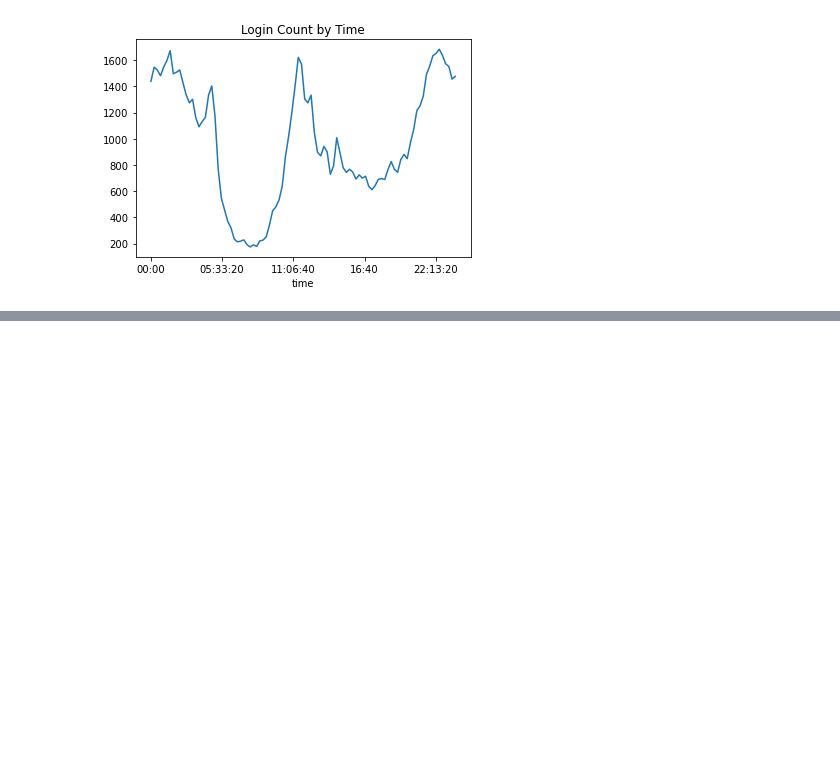
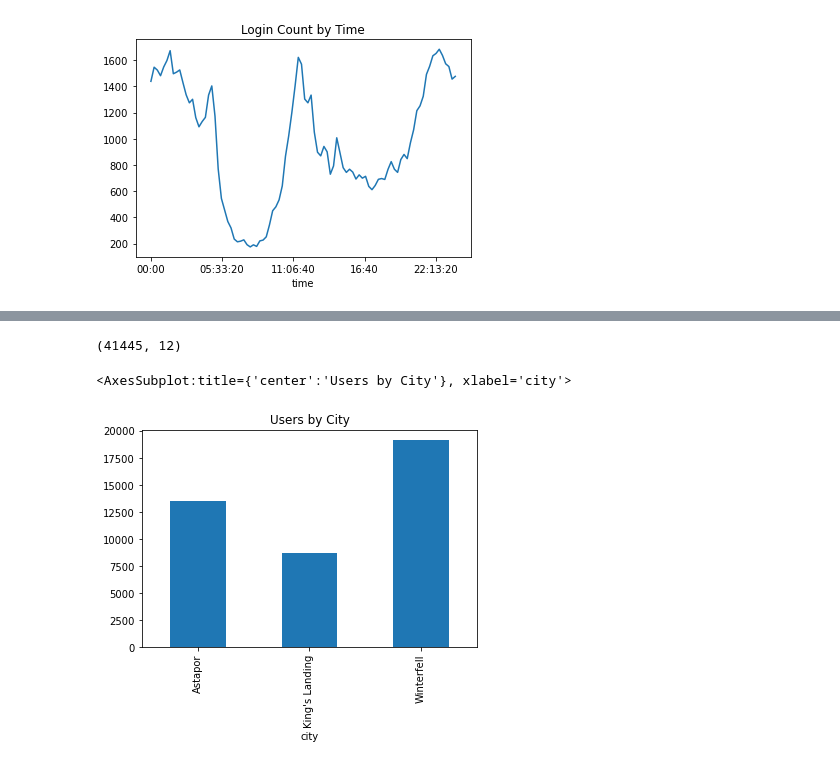
Before and after one commit to dineshh912/datascience_casestudy_springboard, a Jupyter notebook: ultimate-challenge/ultimate_challenge_solution.ipynb, the cells around one changed output, grey strips where cells are left out. Cells and saved outputs as stored; diff of their text form; code cells hidden in the pictures; blank space fills up the shorter version.

Commit message:
ultimate-challenge

```diff
--- a/ultimate-challenge/ultimate_challenge_solution.ipynb
+++ b/ultimate-challenge/ultimate_challenge_solution.ipynb
@@ -222,0 +222,3 @@ FALSE otherwise
+# %%
+# Reading json file into pandas dataframe
+ultimate_df = pd.read_json('ultimate_data_challenge.json')
@@ -222,0 +282,4 @@ FALSE otherwise
+# %%
+# Removing null values
+ultimate_wo_na = ultimate_df.dropna().copy()
+ultimate_wo_na.info()
@@ -222,0 +306,10 @@ FALSE otherwise
+# %%
+ultimate_wo_na.shape
+# %% [output]
+(41445, 12)
+# %%
+# City volumes
+ultimate_wo_na.groupby(['city'])['city'].count().plot(kind="bar", title="Users by City")
+# %% [output]
+<AxesSubplot:title={'center':'Users by City'}, xlabel='city'>
+[figure, added]
```
Also changed, not shown: parts of 48 cells of this notebook.
